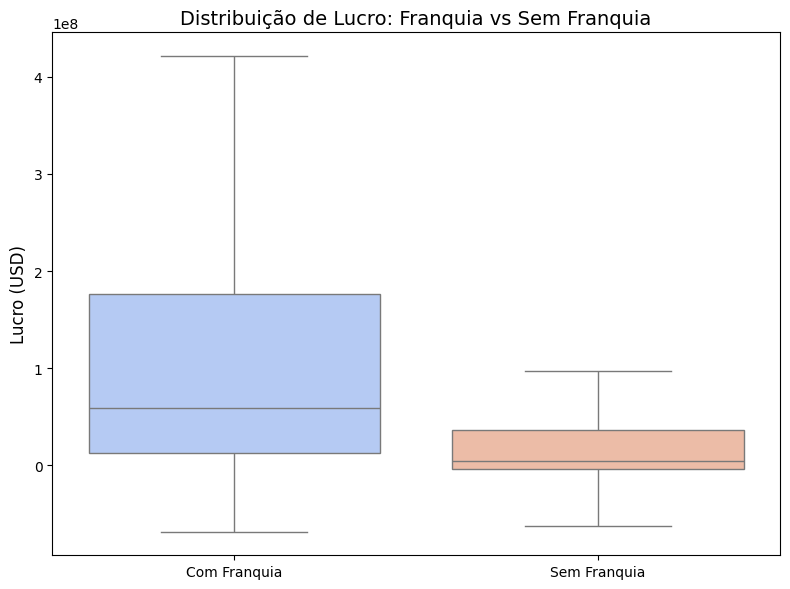
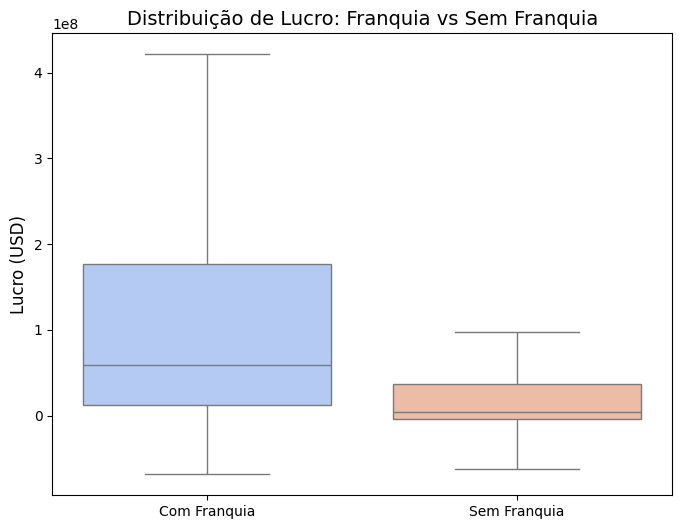
Unified diff of the notebook cell whose output changed from the first chart to the second:
--- before
+++ after
@@ -16,4 +16,3 @@
 plt.ylabel('Lucro (USD)', fontsize=12)
 plt.title('Distribuição de Lucro: Franquia vs Sem Franquia', fontsize=14)
-plt.tight_layout()
 plt.show()

Commit: modificações nas visualizações